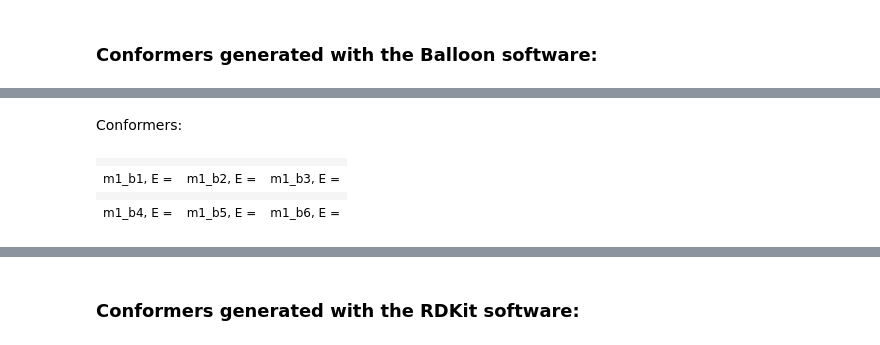
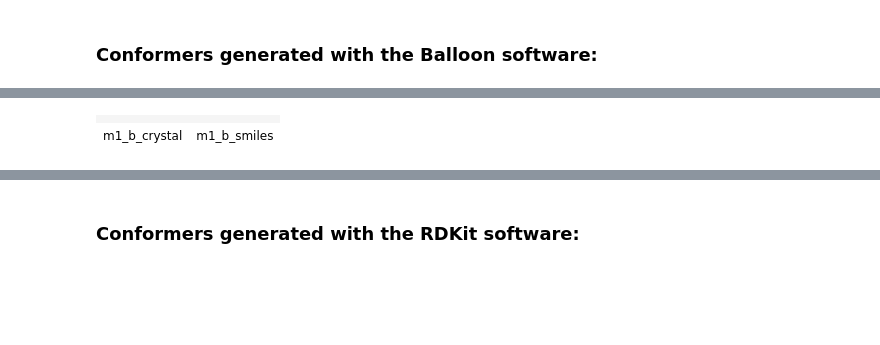
Before and after one commit to gosiao/test_notebooks, a Jupyter notebook: conformers_m1.ipynb, the cells around one changed output, grey strips where cells are left out. Drawn from its saved outputs; the diff is of its cells as text; code cells hidden in the pictures; blank space fills up the shorter version.

```diff
--- a/conformers_m1.ipynb
+++ b/conformers_m1.ipynb
@@ -89,31 +81,0 @@ e_m1_balloon
-# %% [markdown]
-Conformers:
-# %%
-%%html
-<table>
-  <tr>
-    <td id="m1_b1" ></td>
-    <td id="m1_b2" ></td>
-    <td id="m1_b3" ></td>
-  </tr>
-  <tr>
-    <td> m1_b1, E = </td>
-    <td> m1_b2, E = </td>
-    <td> m1_b3, E = </td>
-  </tr>
-  <tr>
-    <td id="m1_b4" ></td>
-    <td id="m1_b5" ></td>
-    <td id="m1_b6" ></td>
-  </tr>
-  <tr>
-    <td> m1_b4, E = </td>
-    <td> m1_b5, E = </td>
-    <td> m1_b6, E = </td>
-  </tr>
-</table>
-# %% [output]
-|  |  |  |
-| m1_b1, E = | m1_b2, E = | m1_b3, E = |
-|  |  |  |
-| m1_b4, E = | m1_b5, E = | m1_b6, E = |
@@ -130,0 +87,14 @@ for inp in inps_m1_balloon:
+# %%
+%%html
+<table>
+  <tr>
+    <td id="m1_b_crystal" ></td>
+    <td id="m1_b_smiles"  ></td>
+  <tr>
+    <td> m1_b_crystal </td>
+    <td> m1_b_smiles  </td>
+  </tr>
+</table>
+# %% [output]
+|  |  |
+| m1_b_crystal | m1_b_smiles |
```
Also changed, not shown: parts of 28 cells of this notebook, 1 other file.
